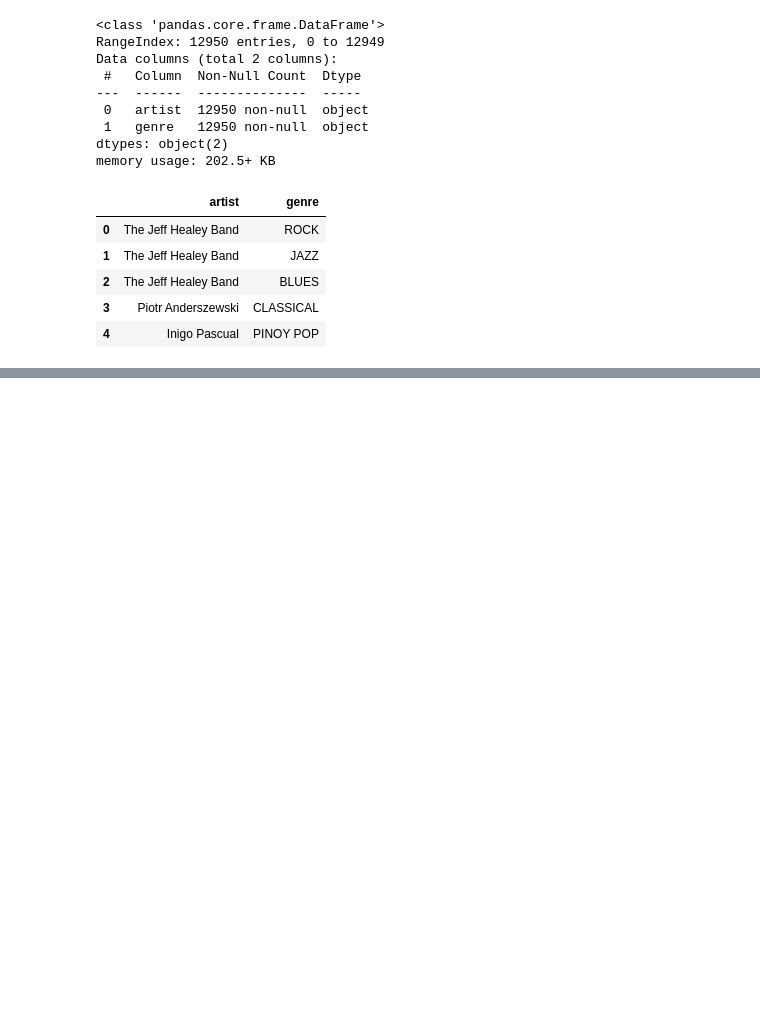
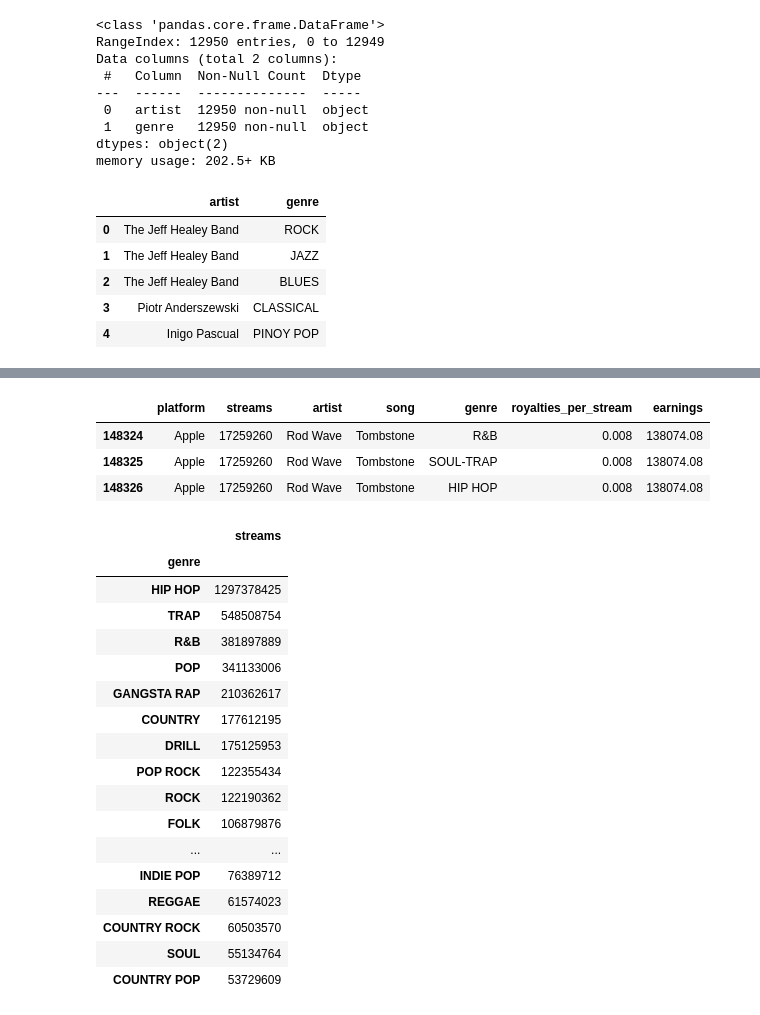
Before and after one commit to NSS-Data-Analytics-Cohort-6/mlc-project-pythons-on-a-plane, a Jupyter notebook: notebooks/mlc_streaming_data.ipynb, the cells around one changed output, grey strips where cells are left out. Cells and saved outputs as stored; diff of their text form; code cells hidden in the pictures; blank space fills up the shorter version.

```diff
--- a/notebooks/mlc_streaming_data.ipynb
+++ b/notebooks/mlc_streaming_data.ipynb
@@ -541,0 +555,30 @@ royalties.head(20)
+# %%
+#find top earning song
+royalties.loc[royalties['earnings'] == royalties['earnings'].max()]
+# %% [output]
+|  | platform | streams | artist | song | genre | royalties_per_stream | earnings |
+| 148324 | Apple | 17259260 | Rod Wave | Tombstone | R&B | 0.008 | 138074.08 |
+| 148325 | Apple | 17259260 | Rod Wave | Tombstone | SOUL-TRAP | 0.008 | 138074.08 |
+| 148326 | Apple | 17259260 | Rod Wave | Tombstone | HIP HOP | 0.008 | 138074.08 |
+# %%
+genre_streams_count = royalties.groupby('genre')[['streams']].sum().sort_values(['streams'],ascending=False)
+genre_streams_count.head(20)
+# %% [output]
+|  | streams |
+| genre |  |
+| HIP HOP | 1297378425 |
+| TRAP | 548508754 |
+| R&B | 381897889 |
+| POP | 341133006 |
+| GANGSTA RAP | 210362617 |
+| COUNTRY | 177612195 |
+| DRILL | 175125953 |
+| POP ROCK | 122355434 |
+| ROCK | 122190362 |
+| FOLK | 106879876 |
+| ... | ... |
+| INDIE POP | 76389712 |
+| REGGAE | 61574023 |
+| COUNTRY ROCK | 60503570 |
+| SOUL | 55134764 |
+| COUNTRY POP | 53729609 |
```
Also changed, not shown: parts of 32 cells of this notebook.
